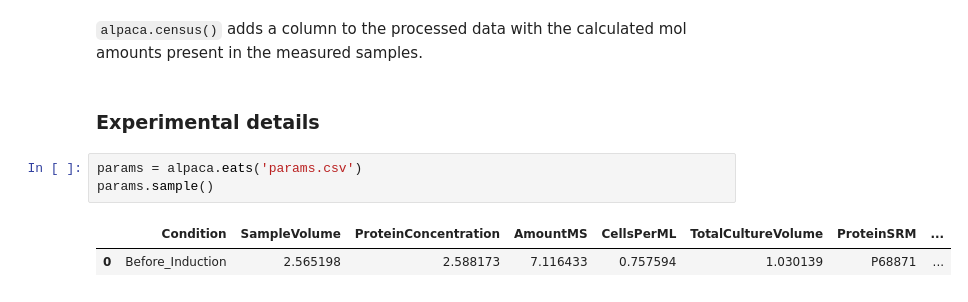
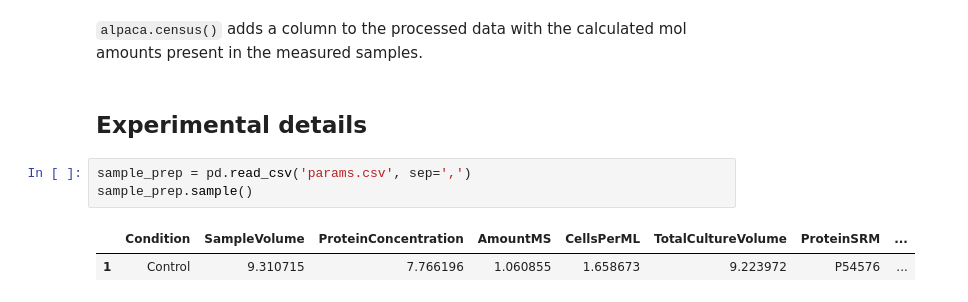
Before and after one commit to borfebor/alpaca_proteomics, a Jupyter notebook: Tutorial/Tutorial.ipynb, the cells around one changed output. Saved outputs shown, nothing was run; the diff lists cells and outputs as text.

```diff
--- a/Tutorial/Tutorial.ipynb
+++ b/Tutorial/Tutorial.ipynb
@@ -75,13 +121,13 @@ Coefficient of determination: 0.92
 # %% [markdown]
 `alpaca.census()` adds a column to the processed data with the calculated mol amounts present in the measured samples.
 # %% [markdown]
-### Experimental details
+## Experimental details
 # %%
-params = alpaca.eats('params.csv')
-params.sample()
+sample_prep = pd.read_csv('params.csv', sep=',')
+sample_prep.sample()
 # %% [output]
 |  | Condition | SampleVolume | ProteinConcentration | AmountMS | CellsPerML | TotalCultureVolume | ProteinSRM | ... |
-| 0 | Before_Induction | 2.565198 | 2.588173 | 7.116433 | 0.757594 | 1.030139 | P68871 | ... |
+| 1 | Control | 9.310715 | 7.766196 | 1.060855 | 1.658673 | 9.223972 | P54576 | ... |
 # %% [markdown]
 Experimental details (in our example `params.txt`) can be added as txt, csv or xlsx formats. This file can include the columns described in the following table:
 
```
Also changed, not shown: parts of 20 cells of this notebook, 3 other files.
